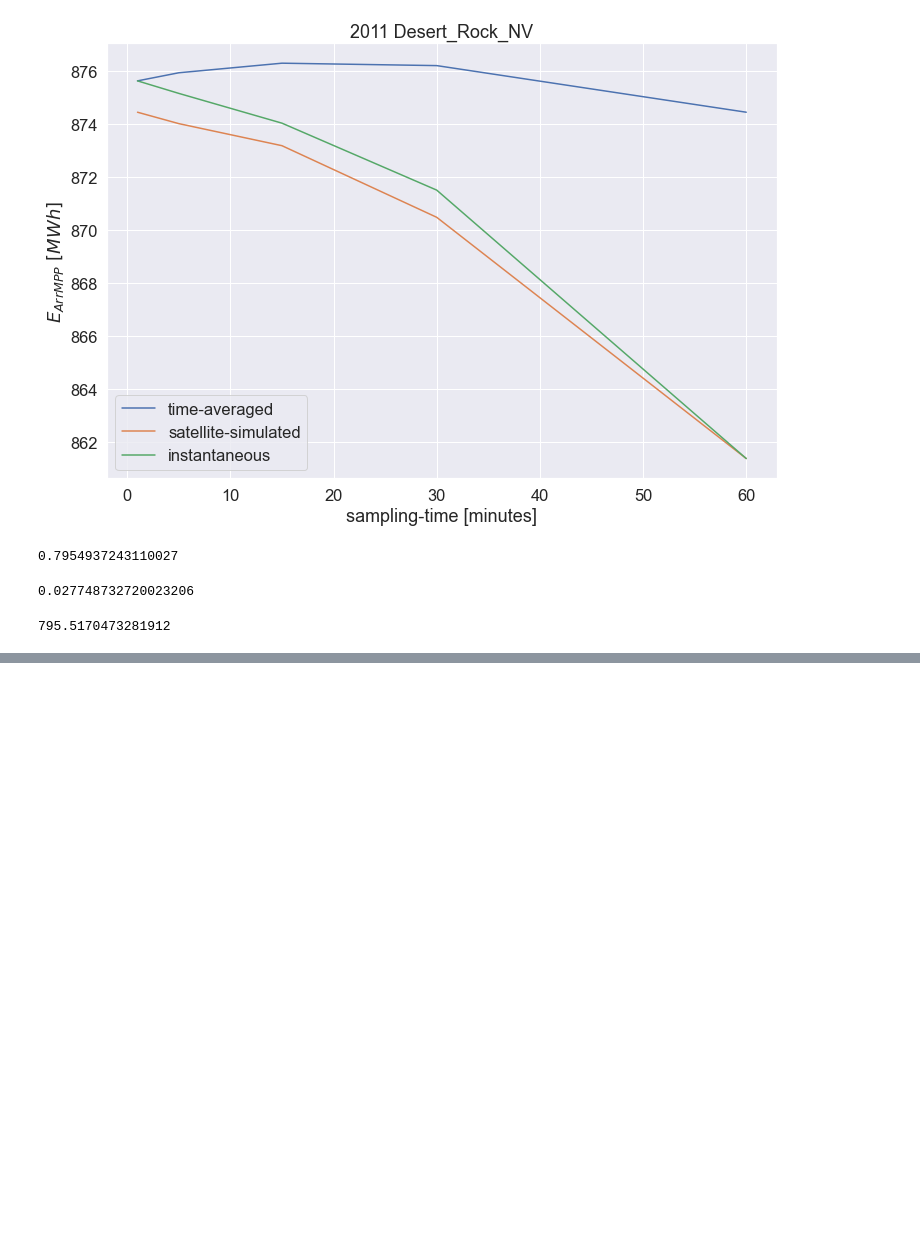
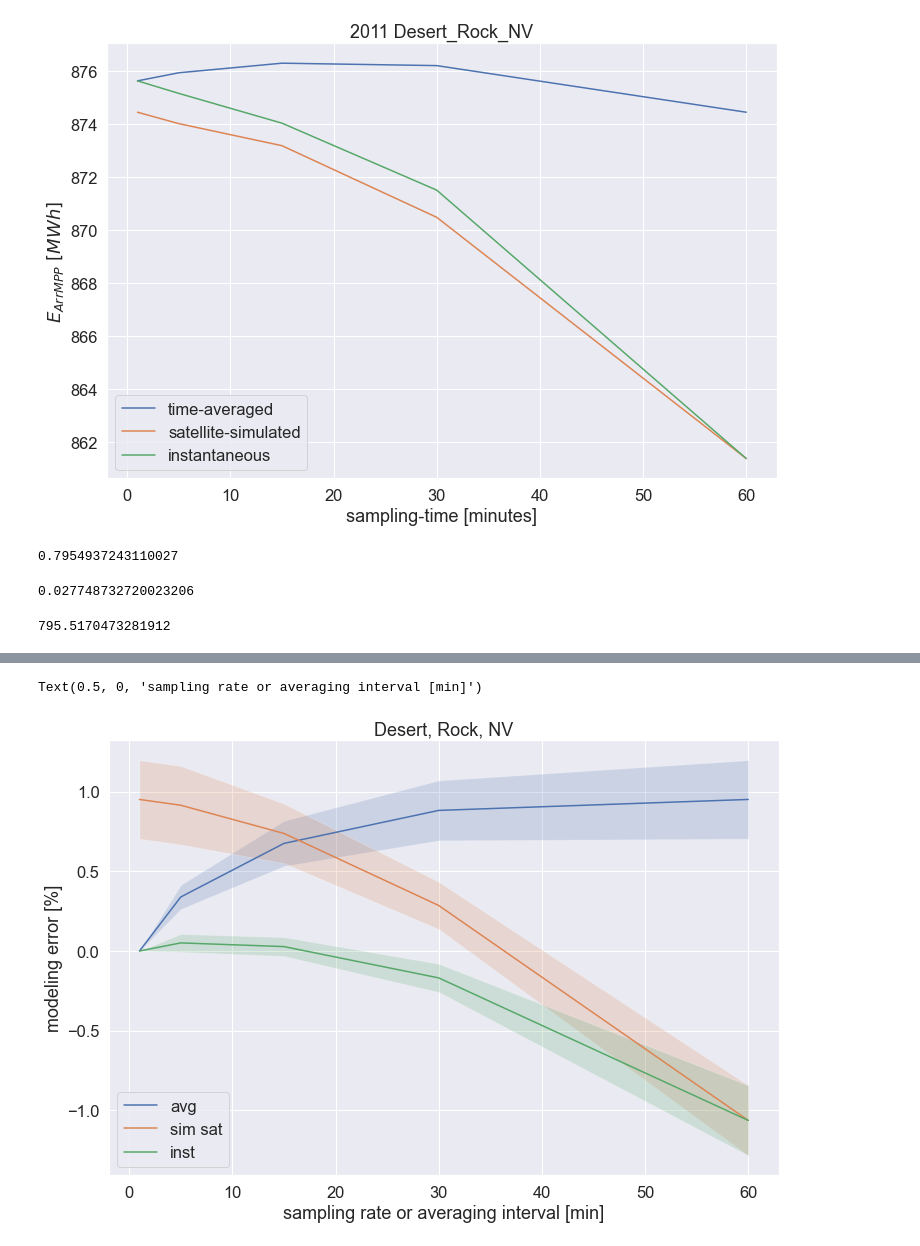
Before and after one commit to mikofski/pvsc49-satellite-sampling, a Jupyter notebook: analysis/instantaneous_weather-SURFRAD-dra.ipynb, the cells around one changed output, grey strips where cells are left out. Saved outputs shown, nothing was run; the diff lists cells and outputs as text; code cells hidden in the pictures; blank space fills up the shorter version.

```diff
--- a/analysis/instantaneous_weather-SURFRAD-dra.ipynb
+++ b/analysis/instantaneous_weather-SURFRAD-dra.ipynb
@@ -1112,0 +1319,21 @@ annual_energy_60min_df['Egrid'][30]
+# %%
+x = [1, 5, 15, 30, 60]
+surfrad_avg_mean = surfrad_avg_stats.mean(axis=0)
+surfrad_avg_std = surfrad_avg_stats.std(axis=0)
+plt.plot(x, surfrad_avg_mean, label='avg')
+plt.fill_between(x, surfrad_avg_mean - surfrad_avg_std, surfrad_avg_mean + surfrad_avg_std, alpha=0.2)
+surfrad_60min_mean = surfrad_60min_stats.mean(axis=0)
+surfrad_60min_std = surfrad_60min_stats.std(axis=0)
+plt.plot(x, surfrad_60min_mean, label='sim sat')
+plt.fill_between(x, surfrad_60min_mean - surfrad_60min_std, surfrad_60min_mean + surfrad_60min_std, alpha=0.2)
+surfrad_inst_mean = surfrad_inst_stats.mean(axis=0)
+surfrad_inst_std = surfrad_inst_stats.std(axis=0)
+plt.plot(x, surfrad_inst_mean, label='inst')
+plt.fill_between(x, surfrad_inst_mean - surfrad_inst_std, surfrad_inst_mean + surfrad_inst_std, alpha=0.2)
+plt.legend()
+plt.title(f'{weather_dir.replace("_", ", ")}')
+plt.ylabel('modeling error [%]')
+plt.xlabel('sampling rate or averaging interval [min]')
+# %% [output]
+Text(0.5, 0, 'sampling rate or averaging interval [min]')
+[figure, added]
```
Also changed, not shown: parts of 9 cells of this notebook, 11 other files.
